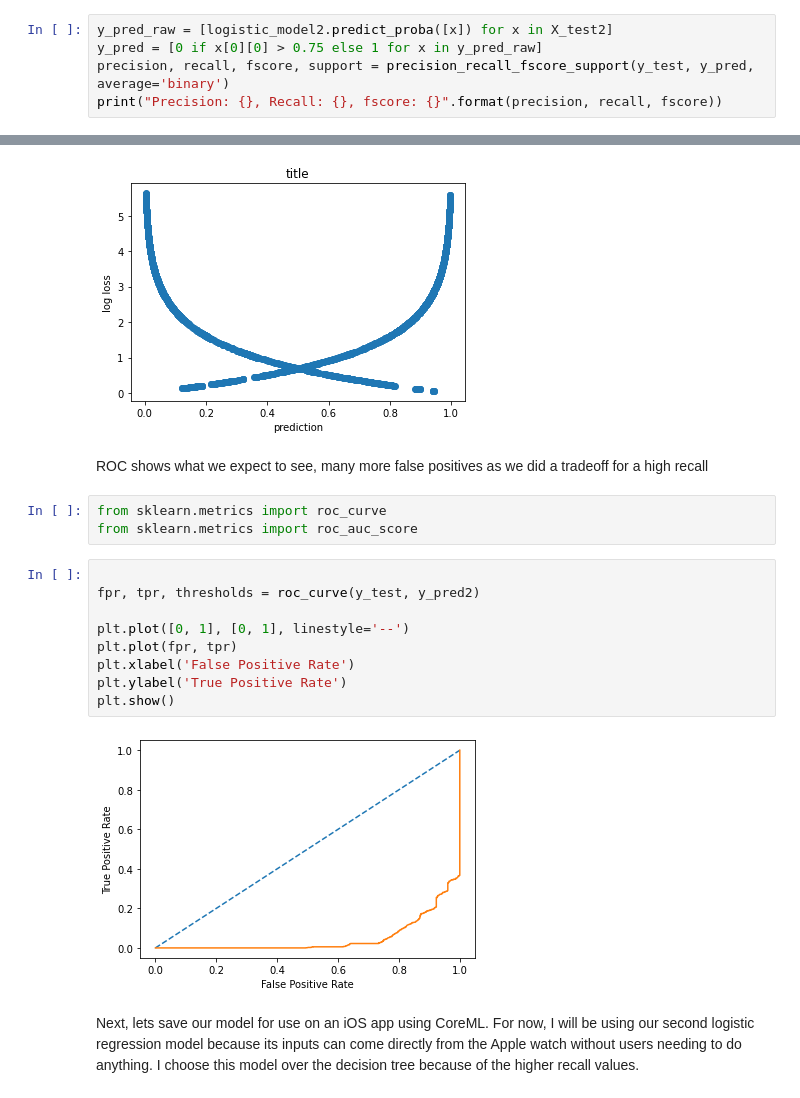
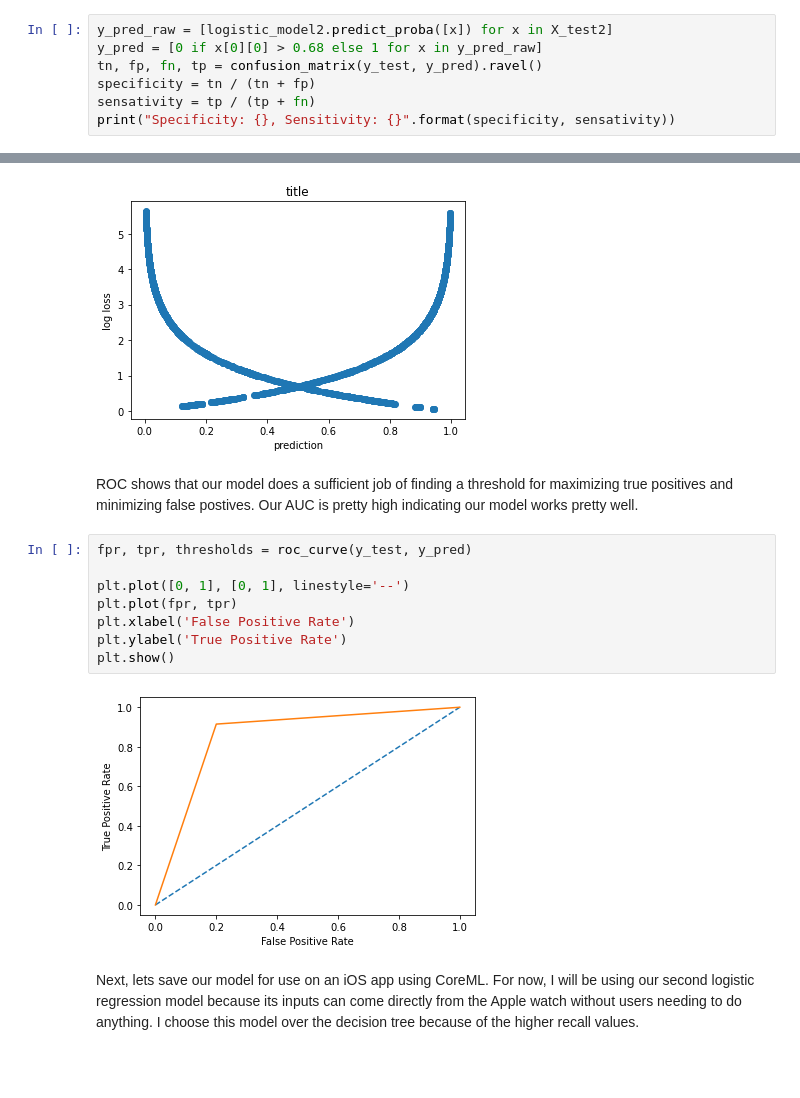
Before and after one commit to crweaver225/Covid-Diagnostics, a Jupyter notebook: Vitals_Diagnostics.ipynb, the cells around one changed output, grey strips where cells are left out. Cells and saved outputs as stored; diff of their text form; blank space fills up the shorter version.

Commit message:
some changes to my roc plot and specificity as a measurement

```diff
--- a/Vitals_Diagnostics.ipynb
+++ b/Vitals_Diagnostics.ipynb
@@ -250,6 +255,8 @@ My current problem is if I wanted to roll this out into production, I would like
 # %%
 y_pred_raw = [logistic_model2.predict_proba([x]) for x in X_test2]
-y_pred = [0 if x[0][0] > 0.75 else 1 for x in y_pred_raw]
-precision, recall, fscore, support = precision_recall_fscore_support(y_test, y_pred, average='binary')
-print("Precision: {}, Recall: {}, fscore: {}".format(precision, recall, fscore))
+y_pred = [0 if x[0][0] > 0.68 else 1 for x in y_pred_raw]
+tn, fp, fn, tp = confusion_matrix(y_test, y_pred).ravel()
+specificity = tn / (tn + fp)
+sensativity = tp / (tp + fn)
+print("Specificity: {}, Sensitivity: {}".format(specificity, sensativity))
 # %% [output]
@@ -292,22 +299,18 @@ plt.show()
 # %% [output]
 Overall log loss: 2.789645494485006
 [figure]
-# %% [markdown]
-ROC shows what we expect to see, many more false positives as we did a tradeoff for a high recall
-# %%
-from sklearn.metrics import roc_curve
-from sklearn.metrics import roc_auc_score
+# %% [markdown]
+ROC shows that our model does a sufficient job of finding a threshold for maximizing true positives and minimizing false postives. Our AUC is pretty high indicating our model works pretty well.
 # %%
-
-fpr, tpr, thresholds = roc_curve(y_test, y_pred2)
+fpr, tpr, thresholds = roc_curve(y_test, y_pred)
 
 plt.plot([0, 1], [0, 1], linestyle='--')
 plt.plot(fpr, tpr)
 plt.xlabel('False Positive Rate')
 plt.ylabel('True Positive Rate')
 plt.show()
 # %% [output]
-[figure, old version]
+[figure, new version]
 # %% [markdown]
 Next, lets save our model for use on an iOS app using CoreML. For now, I will be using our second logistic regression model because its inputs can come directly from the Apple watch without users needing to do anything. I choose this model over the decision tree because of the higher recall values.
 # %%
```
Also changed, not shown: parts of 13 cells of this notebook, 2 other files.
